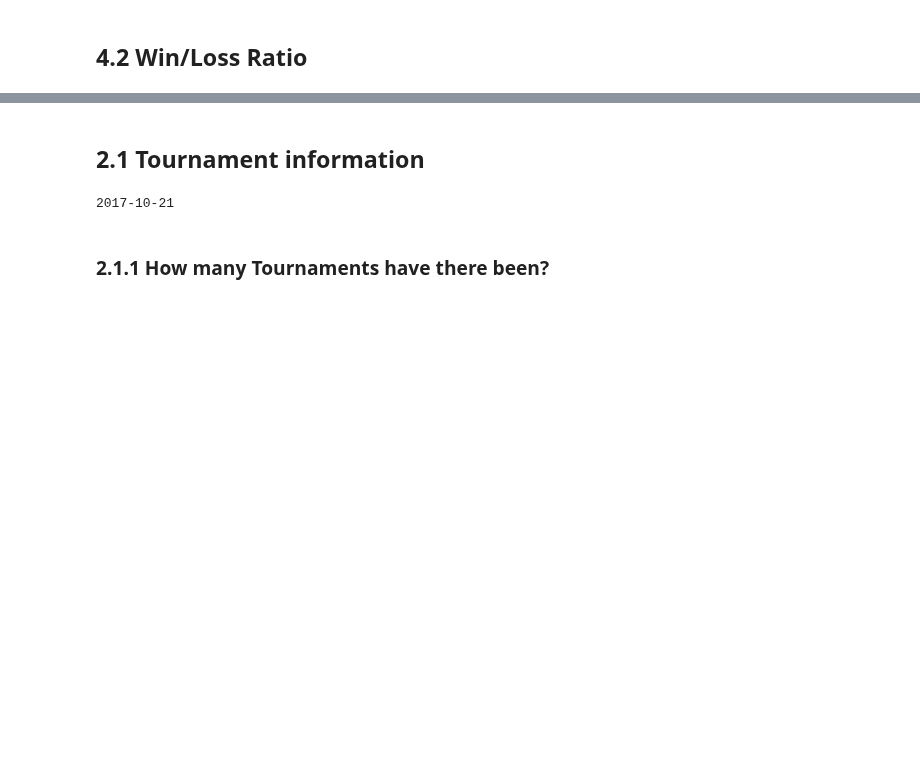
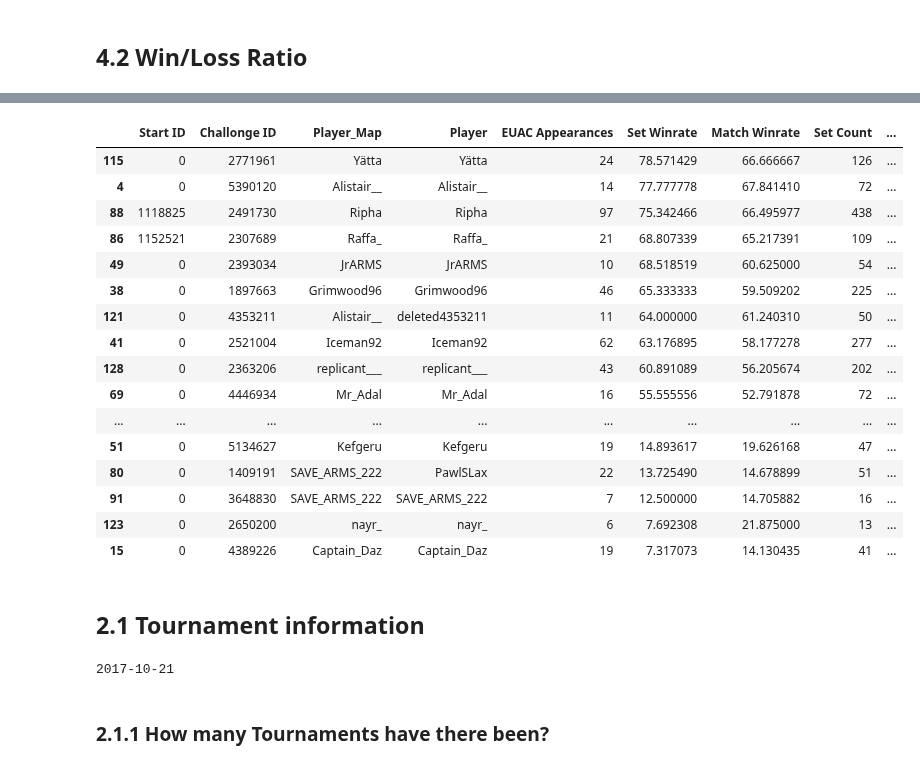
Before and after one commit to DarrenCCT/Tournament-Analysis, a Jupyter notebook: EUAC - Analysis.ipynb, the cells around one changed output, grey strips where cells are left out. Cells and saved outputs as stored; diff of their text form; code cells hidden in the pictures; blank space fills up the shorter version.

```diff
--- a/EUAC - Analysis.ipynb
+++ b/EUAC - Analysis.ipynb
@@ -236,3 +317,23 @@ KeyError: 'Player'
+# %%
+playerdf[playerdf["EUAC Appearances"] > 5].sort_values(by="Set Winrate", ascending=False).head(50)
+# %% [output]
+|  | Start ID | Challonge ID | Player_Map | Player | EUAC Appearances | Set Winrate | Match Winrate | Set Count | ... |
+| 115 | 0 | 2771961 | Yätta | Yätta | 24 | 78.571429 | 66.666667 | 126 | ... |
+| 4 | 0 | 5390120 | Alistair__ | Alistair__ | 14 | 77.777778 | 67.841410 | 72 | ... |
+| 88 | 1118825 | 2491730 | Ripha | Ripha | 97 | 75.342466 | 66.495977 | 438 | ... |
+| 86 | 1152521 | 2307689 | Raffa_ | Raffa_ | 21 | 68.807339 | 65.217391 | 109 | ... |
+| 49 | 0 | 2393034 | JrARMS | JrARMS | 10 | 68.518519 | 60.625000 | 54 | ... |
+| 38 | 0 | 1897663 | Grimwood96 | Grimwood96 | 46 | 65.333333 | 59.509202 | 225 | ... |
+| 121 | 0 | 4353211 | Alistair__ | deleted4353211 | 11 | 64.000000 | 61.240310 | 50 | ... |
+| 41 | 0 | 2521004 | Iceman92 | Iceman92 | 62 | 63.176895 | 58.177278 | 277 | ... |
+| 128 | 0 | 2363206 | replicant___ | replicant___ | 43 | 60.891089 | 56.205674 | 202 | ... |
+| 69 | 0 | 4446934 | Mr_Adal | Mr_Adal | 16 | 55.555556 | 52.791878 | 72 | ... |
+| ... | ... | ... | ... | ... | ... | ... | ... | ... | ... |
+| 51 | 0 | 5134627 | Kefgeru | Kefgeru | 19 | 14.893617 | 19.626168 | 47 | ... |
+| 80 | 0 | 1409191 | SAVE_ARMS_222 | PawlSLax | 22 | 13.725490 | 14.678899 | 51 | ... |
+| 91 | 0 | 3648830 | SAVE_ARMS_222 | SAVE_ARMS_222 | 7 | 12.500000 | 14.705882 | 16 | ... |
+| 123 | 0 | 2650200 | nayr_ | nayr_ | 6 | 7.692308 | 21.875000 | 13 | ... |
+| 15 | 0 | 4389226 | Captain_Daz | Captain_Daz | 19 | 7.317073 | 14.130435 | 41 | ... |
 # %% [markdown]
 ## 2.1 Tournament information
 # %%
```
Also changed, not shown: parts of 6 cells of this notebook.
